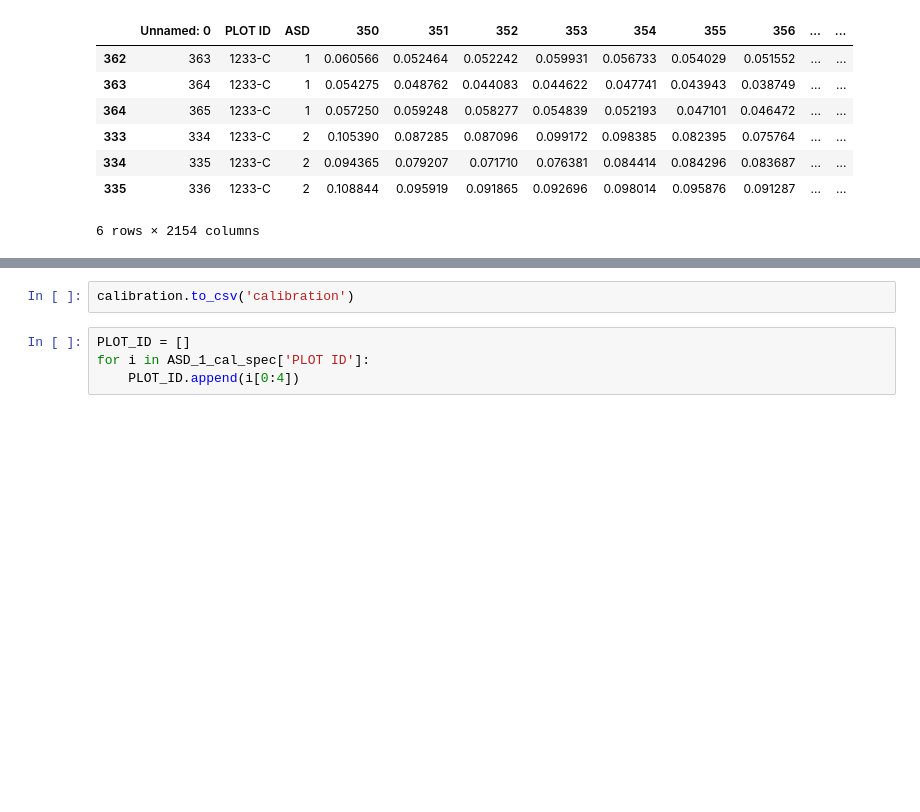
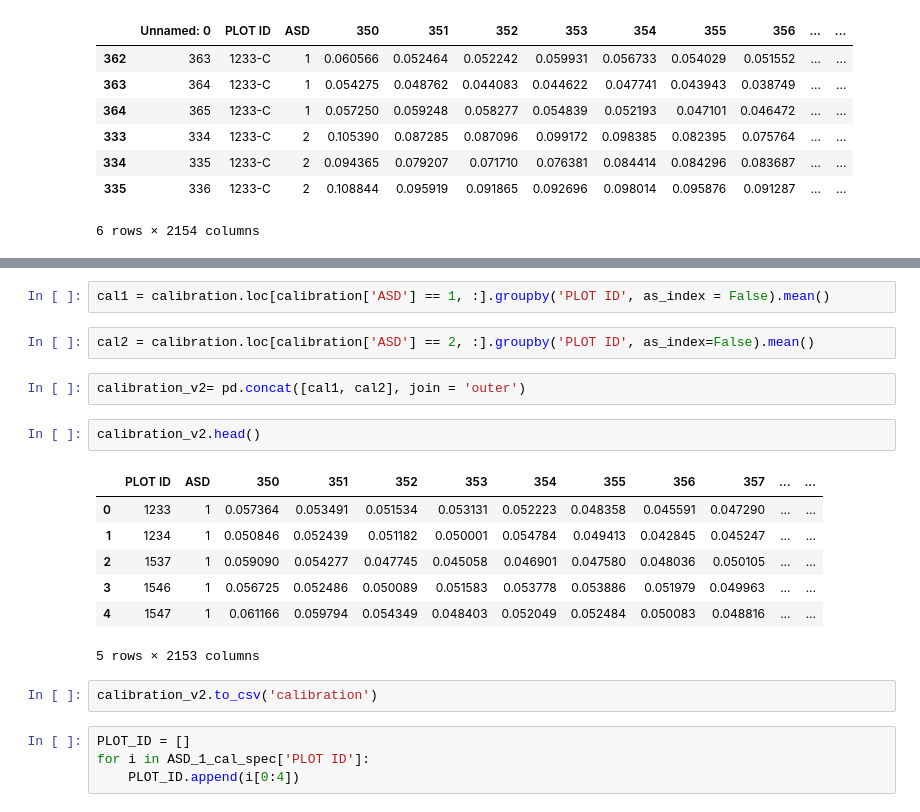
Before and after one commit to distip/GEM_v2, a Jupyter notebook: Extractionofcalplots.ipynb, the cells around one changed output, grey strips where cells are left out. Saved outputs shown, nothing was run; the diff lists cells and outputs as text; blank space fills up the shorter version.

```diff
--- a/Extractionofcalplots.ipynb
+++ b/Extractionofcalplots.ipynb
@@ -113,5 +155,21 @@ calibration.loc[calibration['PLOT ID'] == '1233-C']
+# %%
+cal1 = calibration.loc[calibration['ASD'] == 1, :].groupby('PLOT ID', as_index = False).mean()
+# %%
+cal2 = calibration.loc[calibration['ASD'] == 2, :].groupby('PLOT ID', as_index=False).mean()
+# %%
+calibration_v2= pd.concat([cal1, cal2], join = 'outer')
+# %%
+calibration_v2.head()
+# %% [output]
+|  | PLOT ID | ASD | 350 | 351 | 352 | 353 | 354 | 355 | 356 | 357 | ... | ... |
+| 0 | 1233 | 1 | 0.057364 | 0.053491 | 0.051534 | 0.053131 | 0.052223 | 0.048358 | 0.045591 | 0.047290 | ... | ... |
+| 1 | 1234 | 1 | 0.050846 | 0.052439 | 0.051182 | 0.050001 | 0.054784 | 0.049413 | 0.042845 | 0.045247 | ... | ... |
+| 2 | 1537 | 1 | 0.059090 | 0.054277 | 0.047745 | 0.045058 | 0.046901 | 0.047580 | 0.048036 | 0.050105 | ... | ... |
+| 3 | 1546 | 1 | 0.056725 | 0.052486 | 0.050089 | 0.051583 | 0.053778 | 0.053886 | 0.051979 | 0.049963 | ... | ... |
+| 4 | 1547 | 1 | 0.061166 | 0.059794 | 0.054349 | 0.048403 | 0.052049 | 0.052484 | 0.050083 | 0.048816 | ... | ... |
+5 rows × 2153 columns
 # %%
-calibration.to_csv('calibration')
+calibration_v2.to_csv('calibration')
 # %%
 PLOT_ID = []
 for i in ASD_1_cal_spec['PLOT ID']:
```
Also changed, not shown: parts of 10 cells of this notebook, 2 other files.
